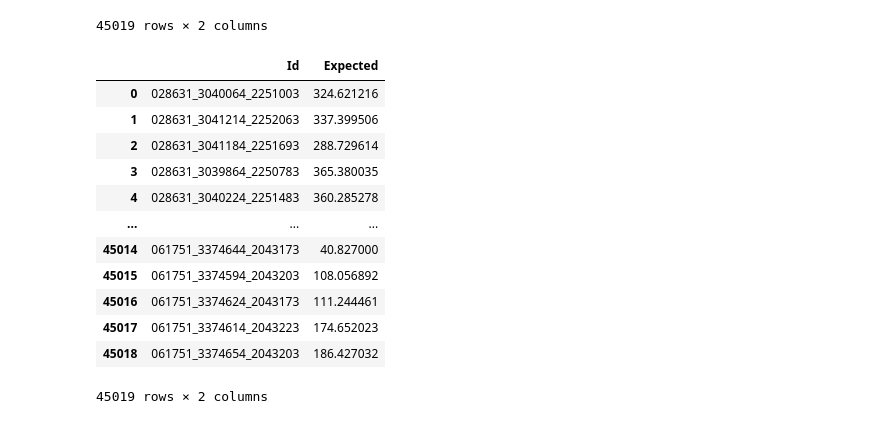
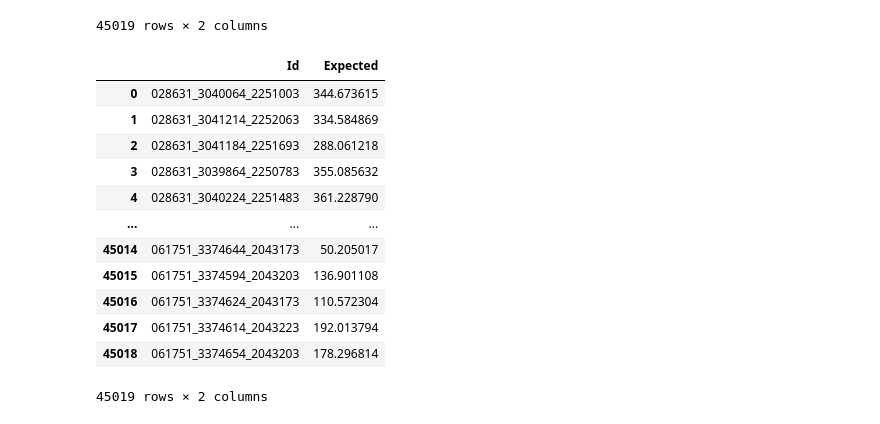
Before and after one commit to ramiqcom/opengeohub-summerschool-2026, a Jupyter notebook: notebook/3b.modelling.ipynb, the cells around one changed output. Cells and saved outputs as stored; diff of their text form; code cells hidden in the pictures.

Commit message:
better model

```diff
--- a/notebook/3b.modelling.ipynb
+++ b/notebook/3b.modelling.ipynb
@@ -167,3 +171,8 @@ plt.show()
 # %%
 # split train and test data
 train, test = train_test_split(train_df_filter, test_size=0.3)
+# %%
+# train limit sample
+train_limit = train.sample(10_000)
+test_limit = test.sample(1000)
+train_limit
@@ -169,0 +193,11 @@ train, test = train_test_split(train_df_filter, test_size=0.3)
+# %%
+min_features_to_select = 3
+cv = KFold(n_splits=5, shuffle=True, random_state=42)
+rfecv = RFECV(
+    estimator=LinearRegression(),
+    step=1,
+    cv=cv,
+    min_features_to_select=min_features_to_select,
+    scoring="neg_mean_squared_error",
+)
+rfecv.fit(train_limit[PREDICTORS], train_limit[LABEL])
@@ -169,0 +208,3 @@ train, test = train_test_split(train_df_filter, test_size=0.3)
+# %%
+SELECTED_PREDICTORS = np.array(PREDICTORS)[rfecv.support_]
+SELECTED_PREDICTORS
@@ -170,7 +216,7 @@ train, test = train_test_split(train_df_filter, test_size=0.3)
 # %%
 MODEL_NAME = f"XGB_v1_{datetime.now().timestamp()}"
-model = XGBRegressor(n_estimators=100, max_depth=16)
-model.fit(train[PREDICTORS], train[LABEL])
+model = XGBRegressor(n_estimators=500, max_depth=16, learning_rate=0.05)
+model.fit(train[SELECTED_PREDICTORS], train[LABEL])
 # %% [output]
 XGBRegressor(base_score=None, booster=None, callbacks=None,
              colsample_bylevel=None, colsample_bynode=None,
@@ -267,21 +313,21 @@ submission_df
 | 45018 | 061751_3374654_2043203 | 0.0 |
 45019 rows × 2 columns
 # %%
-submission_df["Expected"] = model.predict(test_df[PREDICTORS])
+submission_df["Expected"] = model.predict(test_df[SELECTED_PREDICTORS])
 submission_df
 # %% [output]
 |  | Id | Expected |
-| 0 | 028631_3040064_2251003 | 324.621216 |
-| 1 | 028631_3041214_2252063 | 337.399506 |
-| 2 | 028631_3041184_2251693 | 288.729614 |
-| 3 | 028631_3039864_2250783 | 365.380035 |
-| 4 | 028631_3040224_2251483 | 360.285278 |
+| 0 | 028631_3040064_2251003 | 344.673615 |
+| 1 | 028631_3041214_2252063 | 334.584869 |
+| 2 | 028631_3041184_2251693 | 288.061218 |
+| 3 | 028631_3039864_2250783 | 355.085632 |
+| 4 | 028631_3040224_2251483 | 361.228790 |
 | ... | ... | ... |
-| 45014 | 061751_3374644_2043173 | 40.827000 |
-| 45015 | 061751_3374594_2043203 | 108.056892 |
-| 45016 | 061751_3374624_2043173 | 111.244461 |
-| 45017 | 061751_3374614_2043223 | 174.652023 |
-| 45018 | 061751_3374654_2043203 | 186.427032 |
+| 45014 | 061751_3374644_2043173 | 50.205017 |
+| 45015 | 061751_3374594_2043203 | 136.901108 |
+| 45016 | 061751_3374624_2043173 | 110.572304 |
+| 45017 | 061751_3374614_2043223 | 192.013794 |
+| 45018 | 061751_3374654_2043203 | 178.296814 |
 45019 rows × 2 columns
 # %%
 RESULT_CSV = f"{OUTPUT_PREFIX}/results_{MODEL_NAME}.csv"
```
Also changed, not shown: parts of 9 cells of this notebook.
